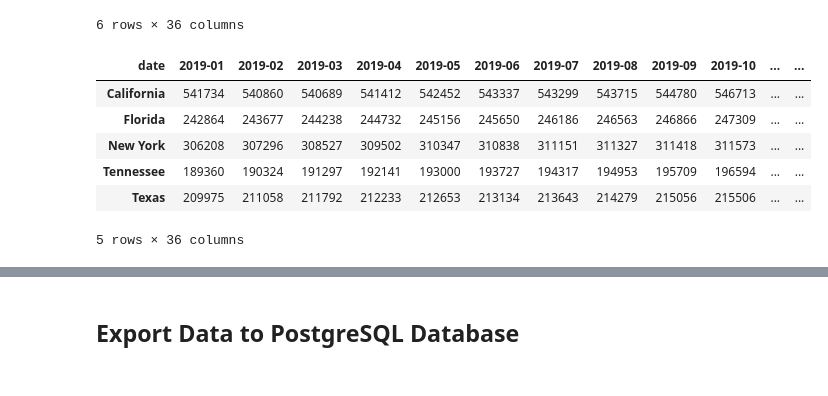
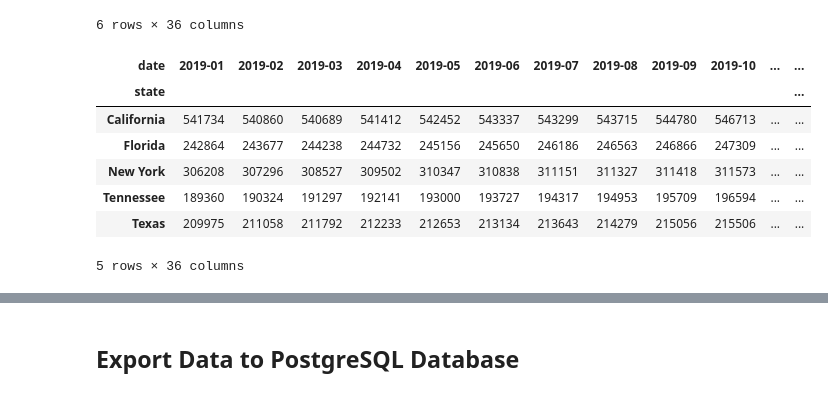
Before and after one commit to saradandrew/final_project, a Jupyter notebook: Preprocessing.ipynb, the cells around one changed output, grey strips where cells are left out. Drawn from its saved outputs; the diff is of its cells as text; code cells hidden in the pictures.

```diff
--- a/Preprocessing.ipynb
+++ b/Preprocessing.ipynb
@@ -193,10 +260,12 @@ zillow19to21_transposed
 # %%
 # insert dates as column names
 zillow19to21_transposed.columns = zillow19to21_transposed.iloc[0]
 zillow19to21_transposed = zillow19to21_transposed.drop(labels=['date'])
+zillow19to21_transposed.index.name = 'state'
 zillow19to21_transposed
 # %% [output]
 | date | 2019-01 | 2019-02 | 2019-03 | 2019-04 | 2019-05 | 2019-06 | 2019-07 | 2019-08 | 2019-09 | 2019-10 | ... | ... |
+| state |  |  |  |  |  |  |  |  |  |  |  | ... |
 | California | 541734 | 540860 | 540689 | 541412 | 542452 | 543337 | 543299 | 543715 | 544780 | 546713 | ... | ... |
 | Florida | 242864 | 243677 | 244238 | 244732 | 245156 | 245650 | 246186 | 246563 | 246866 | 247309 | ... | ... |
 | New York | 306208 | 307296 | 308527 | 309502 | 310347 | 310838 | 311151 | 311327 | 311418 | 311573 | ... | ... |
```
Also changed, not shown: parts of 51 cells of this notebook.
